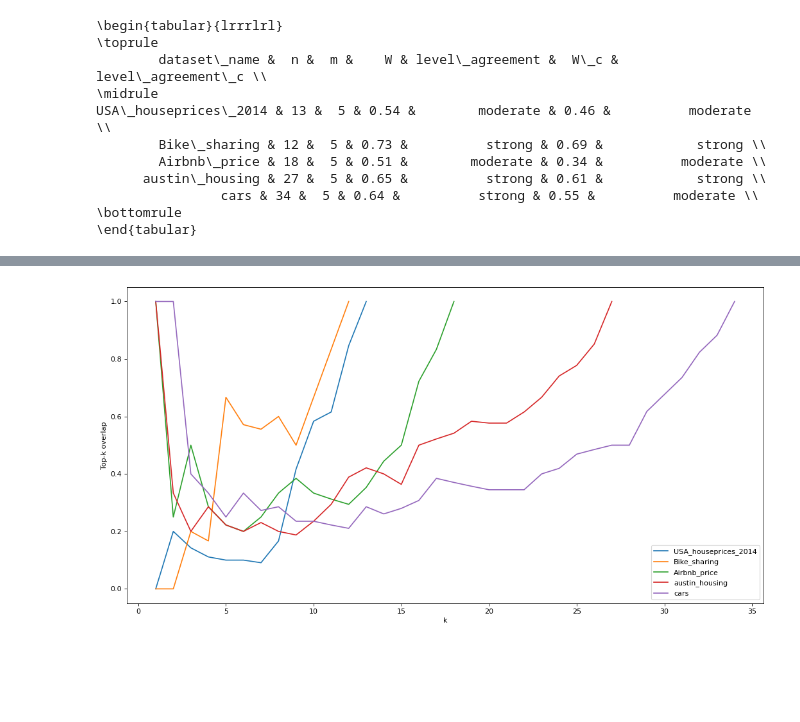
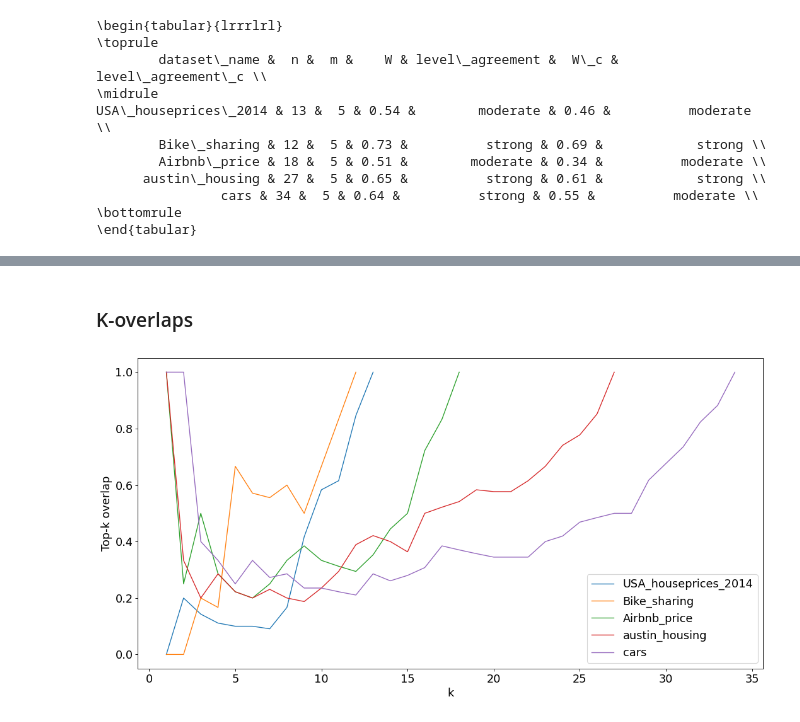
Before and after one commit to jorgedelpozolerida/KDS_Statistics_GroupProject, a Jupyter notebook: src/hypothesis_testing/evaluationmetrics_and_hypothesistesting.ipynb, the cells around one changed output, grey strips where cells are left out. Cells and saved outputs as stored; diff of their text form; code cells hidden in the pictures; blank space fills up the shorter version.

Commit message:
plots and tables for latex

```diff
--- a/src/hypothesis_testing/evaluationmetrics_and_hypothesistesting.ipynb
+++ b/src/hypothesis_testing/evaluationmetrics_and_hypothesistesting.ipynb
@@ -202,7 +204,7 @@ def get_metrics(all_ranks_all_methods_long, dataset_name, alpha = 0.05, W_type='
 
     test_passed = chisquared_statistic >= chisquared_alpha
 
-    pvalue = round(chi2.pdf(chisquared_statistic , degrees_of_freedom), ndigits=4)
+    pvalue = round(chi2.sf(chisquared_statistic , degrees_of_freedom), ndigits=4)
 
     test_metrics = {
         'W': W_used,
@@ -243,7 +245,7 @@ def get_metrics(all_ranks_all_methods_long, dataset_name, alpha = 0.05, W_type='
     return k_overlaps, test_metrics
 # %%
 results_df = pd.DataFrame()
-koverlaps_df = pd.DataFrame()
+koverlaps_dict = {}
 
 for dataset_name in all_ranks_all_methods_long['dataset'].unique():
 
@@ -257,9 +259,7 @@ for dataset_name in all_ranks_all_methods_long['dataset'].unique():
     results_df = pd.concat([results_df,
                         pd.DataFrame({'dataset_name': dataset_name} | test_metrics | {f"{k}_c":v for k,v in test_metrics_c.items()}, index=[0])],
                         axis= 0 )
-    koverlaps_df = pd.concat([koverlaps_df,
-        pd.DataFrame({'dataset_name': dataset_name} | k_overlaps , index=[0])
-        ], axis= 0 )
+    koverlaps_dict[dataset_name] = k_overlaps
 # %% [output]
 RESULTS FOR DATASET 'USA_houseprices_2014'
 There are 13 features and 5 raters
@@ -331,17 +323,20 @@ koverlaps_df.long
+# %% [markdown]
+### K-overlaps
 # %%
+plt.rcParams.update({'font.size': 16})
+plt.rcParams['lines.linewidth'] = 1.2
+
 fig, ax = plt.subplots(figsize=(16, 8), dpi=80)
 
 for i, dataset_name in enumerate(all_ranks_all_methods_long['dataset'].unique()):
 
-    k_overlaps = results[i][1]
+    data = koverlaps_dict[dataset_name]
     # Ploting: k-overlaps
-    ax.plot(k_overlaps.keys(),k_overlaps.values(), label=dataset_name)
+    ax.plot(data.keys(), data.values(), label=dataset_name)
     ax.set_xlabel('k')
     ax.set_ylabel('Top-k overlap')
 
-
-
 ax.legend()
-fig.savefig(os.path.join(project_path, 'img',"Topk_overlaps_alldataset.png") )
+fig.savefig(os.path.join(project_path, 'img',"Topk_overlaps_alldataset.png"), dpi=200, bbox_inches='tight' )
 # %% [output]
-[figure, old version]
+[figure, new version]
```
Also changed, not shown: parts of 9 cells of this notebook.
